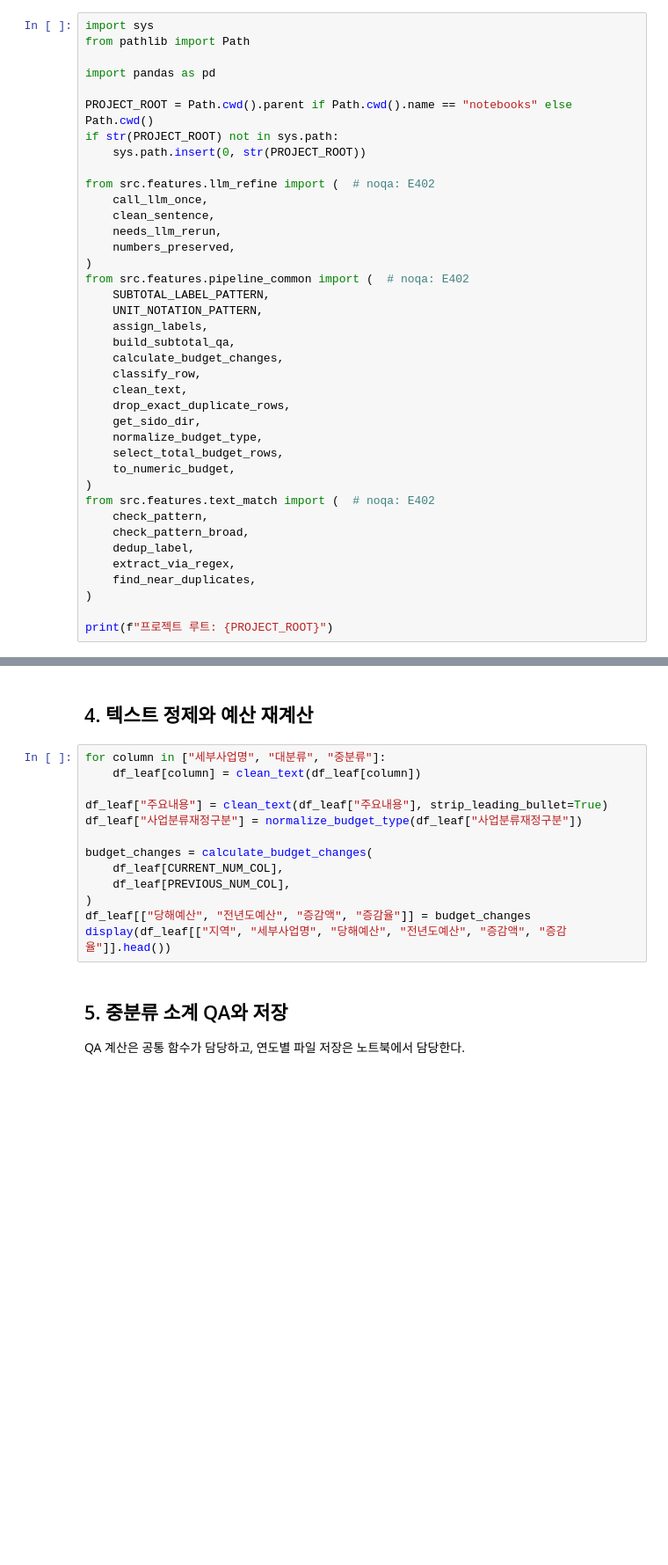
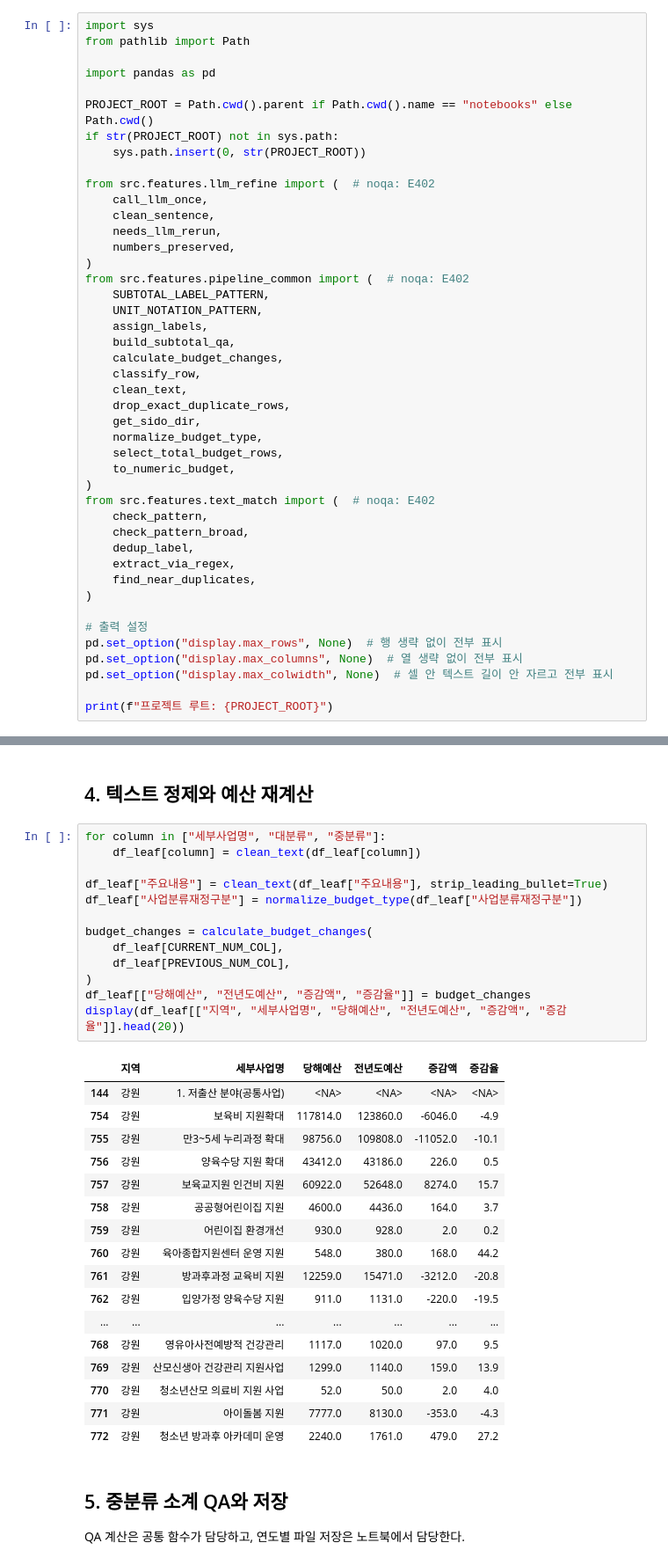
Before and after one commit to JungYeoni/yumocha, a Jupyter notebook: notebooks/20260721_EDA_2016_전국_시도분리정제.ipynb, the cells around one changed output, grey strips where cells are left out. Shown at 88% size. Cells and saved outputs as stored; diff of their text form; blank space fills up the shorter version.

```diff
--- a/notebooks/20260721_EDA_2016_전국_시도분리정제.ipynb
+++ b/notebooks/20260721_EDA_2016_전국_시도분리정제.ipynb
@@ -56,4 +56,9 @@ from src.features.text_match import (  # noqa: E402
     find_near_duplicates,
 )
 
+# 출력 설정
+pd.set_option("display.max_rows", None)  # 행 생략 없이 전부 표시
+pd.set_option("display.max_columns", None)  # 열 생략 없이 전부 표시
+pd.set_option("display.max_colwidth", None)  # 셀 안 텍스트 길이 안 자르고 전부 표시
+
 print(f"프로젝트 루트: {PROJECT_ROOT}")
@@ -158,16 +186,34 @@ display(df_labeled.head())
 # %%
 for column in ["세부사업명", "대분류", "중분류"]:
     df_leaf[column] = clean_text(df_leaf[column])
 
 df_leaf["주요내용"] = clean_text(df_leaf["주요내용"], strip_leading_bullet=True)
 df_leaf["사업분류재정구분"] = normalize_budget_type(df_leaf["사업분류재정구분"])
 
 budget_changes = calculate_budget_changes(
     df_leaf[CURRENT_NUM_COL],
     df_leaf[PREVIOUS_NUM_COL],
 )
 df_leaf[["당해예산", "전년도예산", "증감액", "증감율"]] = budget_changes
-display(df_leaf[["지역", "세부사업명", "당해예산", "전년도예산", "증감액", "증감율"]].head())
+display(df_leaf[["지역", "세부사업명", "당해예산", "전년도예산", "증감액", "증감율"]].head(20))
+# %% [output]
+|  | 지역 | 세부사업명 | 당해예산 | 전년도예산 | 증감액 | 증감율 |
+| 144 | 강원 | 1. 저출산 분야(공통사업) | <NA> | <NA> | <NA> | <NA> |
+| 754 | 강원 | 보육비 지원확대 | 117814.0 | 123860.0 | -6046.0 | -4.9 |
+| 755 | 강원 | 만3~5세 누리과정 확대 | 98756.0 | 109808.0 | -11052.0 | -10.1 |
+| 756 | 강원 | 양육수당 지원 확대 | 43412.0 | 43186.0 | 226.0 | 0.5 |
+| 757 | 강원 | 보육교지원 인건비 지원 | 60922.0 | 52648.0 | 8274.0 | 15.7 |
+| 758 | 강원 | 공공형어린이집 지원 | 4600.0 | 4436.0 | 164.0 | 3.7 |
+| 759 | 강원 | 어린이집 환경개선 | 930.0 | 928.0 | 2.0 | 0.2 |
+| 760 | 강원 | 육아종합지원센터 운영 지원 | 548.0 | 380.0 | 168.0 | 44.2 |
+| 761 | 강원 | 방과후과정 교육비 지원 | 12259.0 | 15471.0 | -3212.0 | -20.8 |
+| 762 | 강원 | 입양가정 양육수당 지원 | 911.0 | 1131.0 | -220.0 | -19.5 |
+| ... | ... | ... | ... | ... | ... | ... |
+| 768 | 강원 | 영유아사전예방적 건강관리 | 1117.0 | 1020.0 | 97.0 | 9.5 |
+| 769 | 강원 | 산모신생아 건강관리 지원사업 | 1299.0 | 1140.0 | 159.0 | 13.9 |
+| 770 | 강원 | 청소년산모 의료비 지원 사업 | 52.0 | 50.0 | 2.0 | 4.0 |
+| 771 | 강원 | 아이돌봄 지원 | 7777.0 | 8130.0 | -353.0 | -4.3 |
+| 772 | 강원 | 청소년 방과후 아카데미 운영 | 2240.0 | 1761.0 | 479.0 | 27.2 |
 # %% [markdown]
 ## 5. 중분류 소계 QA와 저장
 
```
Also changed, not shown: parts of 6 cells of this notebook, 1 other file.
